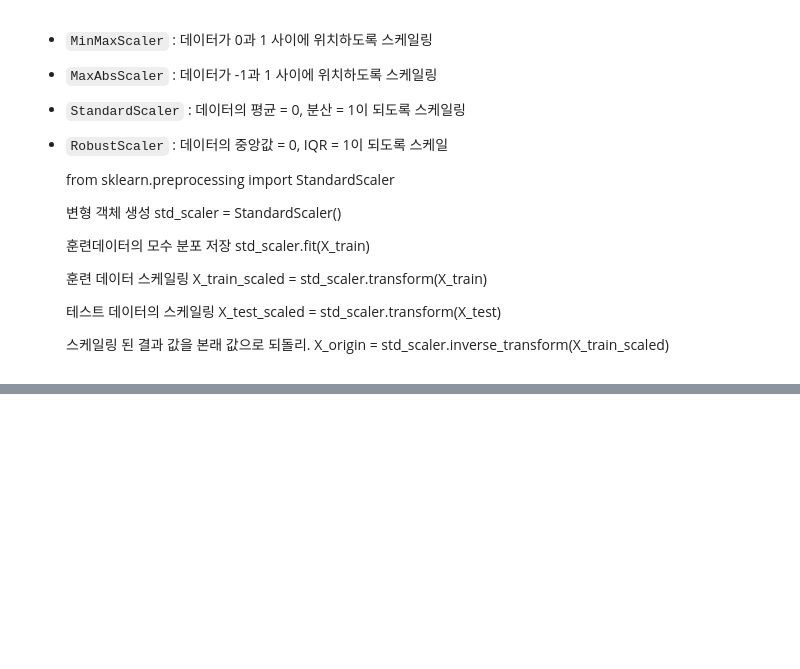
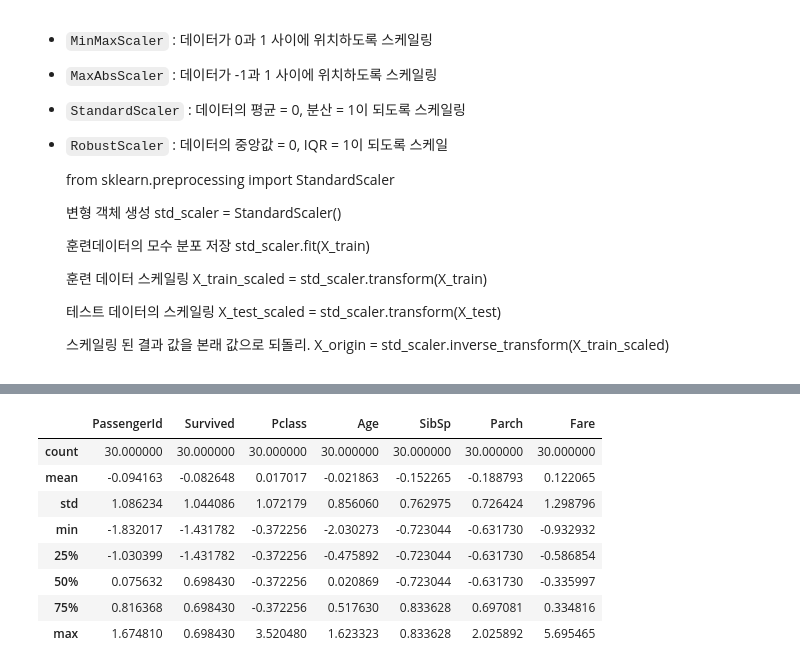
Before and after one commit to juno-bara/7_tutoring, a Jupyter notebook: tutoring_2.ipynb, the cells around one changed output, grey strips where cells are left out. Saved outputs shown, nothing was run; the diff lists cells and outputs as text; code cells hidden in the pictures; blank space fills up the shorter version.

```diff
--- a/tutoring_2.ipynb
+++ b/tutoring_2.ipynb
@@ -697,0 +693,12 @@ UnboundLocalError: local variable 'train_1_float' referenced before assignment
+# %%
+scaler(train_1, "std").describe()
+# %% [output]
+|  | PassengerId | Survived | Pclass | Age | SibSp | Parch | Fare |
+| count | 30.000000 | 30.000000 | 30.000000 | 30.000000 | 30.000000 | 30.000000 | 30.000000 |
+| mean | -0.094163 | -0.082648 | 0.017017 | -0.021863 | -0.152265 | -0.188793 | 0.122065 |
+| std | 1.086234 | 1.044086 | 1.072179 | 0.856060 | 0.762975 | 0.726424 | 1.298796 |
+| min | -1.832017 | -1.431782 | -0.372256 | -2.030273 | -0.723044 | -0.631730 | -0.932932 |
+| 25% | -1.030399 | -1.431782 | -0.372256 | -0.475892 | -0.723044 | -0.631730 | -0.586854 |
+| 50% | 0.075632 | 0.698430 | -0.372256 | 0.020869 | -0.723044 | -0.631730 | -0.335997 |
+| 75% | 0.816368 | 0.698430 | -0.372256 | 0.517630 | 0.833628 | 0.697081 | 0.334816 |
+| max | 1.674810 | 0.698430 | 3.520480 | 1.623323 | 0.833628 | 2.025892 | 5.695465 |
```
Also changed, not shown: parts of 6 cells of this notebook, 1 other file.
